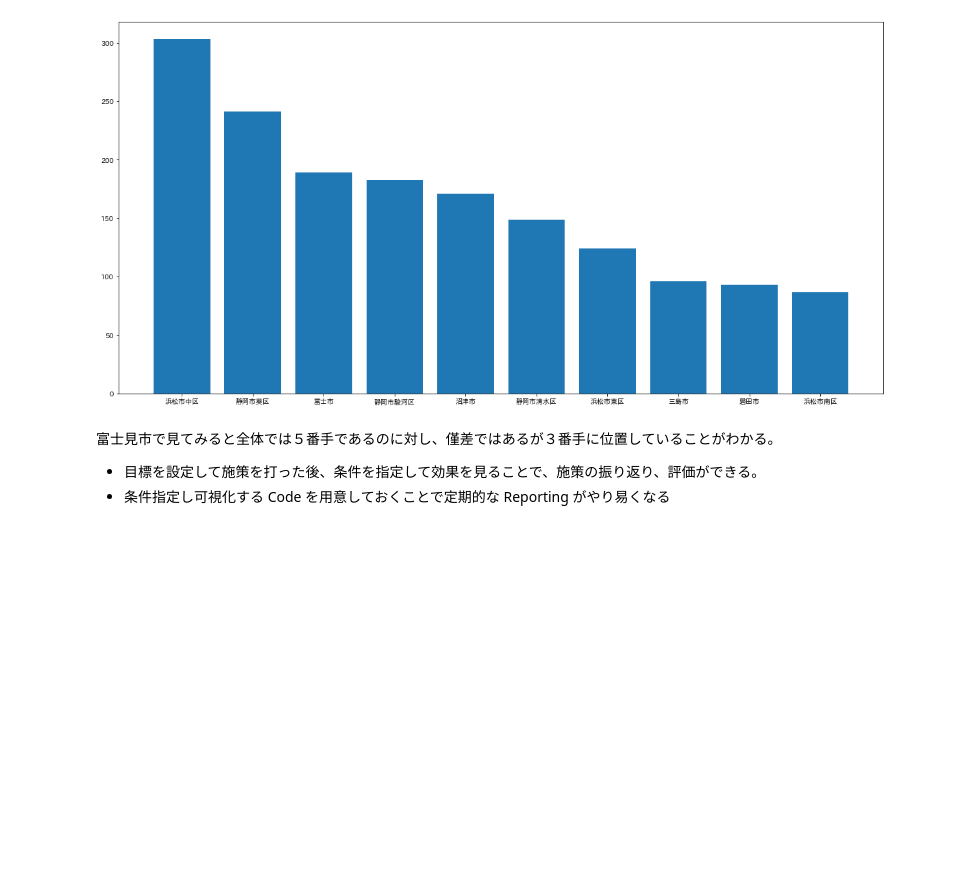
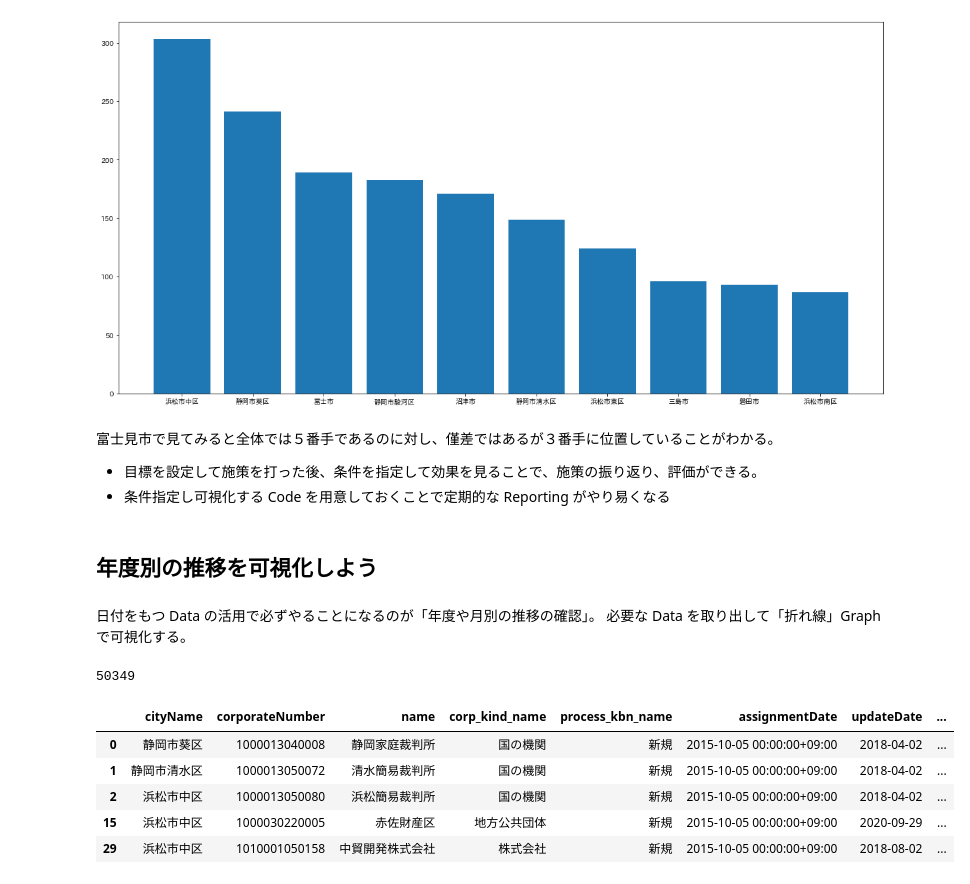
Before and after one commit to 1024xx4/100_Data_processing--visualization, a Jupyter notebook: structured_data.ipynb, the cells around one changed output. Cells and saved outputs as stored; diff of their text form; code cells hidden in the pictures; blank space fills up the shorter version.

```diff
--- a/structured_data.ipynb
+++ b/structured_data.ipynb
@@ -1171,3 +1171,22 @@ plt.bar(x, y)  # 縦棒Graph を描画
 富士見市で見てみると全体では５番手であるのに対し、僅差ではあるが３番手に位置していることがわかる。
 - 目標を設定して施策を打った後、条件を指定して効果を見ることで、施策の振り返り、評価ができる。
 - 条件指定し可視化する Code を用意しておくことで定期的な Reporting がやり易くなる
+# %% [markdown]
+## 年度別の推移を可視化しよう
+# %% [markdown]
+日付をもつ Data の活用で必ずやることになるのが「年度や月別の推移の確認」。
+必要な Data を取り出して「折れ線」Graph で可視化する。
+# %%
+# 政令指定都市に絞り込み
+tmp = data.dropna(subset=['cityName'])  # 市区町村名が欠損値の行を除外。列を指定して欠損値を削除する場合、subset=[]で Column を指定する。
+tmp = tmp.loc[tmp['cityName'].str.match('^.*区$')]  # str.match()で正規表現の Pattern に一致する行を抽出（※ Pattern: 区で終わる)
+print(tmp.shape[0])  # Data 件数を表示
+tmp.head()  # Data の先頭５行を表示
+# %% [output]
+50349
+|  | cityName | corporateNumber | name | corp_kind_name | process_kbn_name | assignmentDate | updateDate | ... |
+| 0 | 静岡市葵区 | 1000013040008 | 静岡家庭裁判所 | 国の機関 | 新規 | 2015-10-05 00:00:00+09:00 | 2018-04-02 | ... |
+| 1 | 静岡市清水区 | 1000013050072 | 清水簡易裁判所 | 国の機関 | 新規 | 2015-10-05 00:00:00+09:00 | 2018-04-02 | ... |
+| 2 | 浜松市中区 | 1000013050080 | 浜松簡易裁判所 | 国の機関 | 新規 | 2015-10-05 00:00:00+09:00 | 2018-04-02 | ... |
+| 15 | 浜松市中区 | 1000030220005 | 赤佐財産区 | 地方公共団体 | 新規 | 2015-10-05 00:00:00+09:00 | 2020-09-29 | ... |
+| 29 | 浜松市中区 | 1010001050158 | 中貿開発株式会社 | 株式会社 | 新規 | 2015-10-05 00:00:00+09:00 | 2018-08-02 | ... |
```
Also changed, not shown: parts of 4 cells of this notebook.
